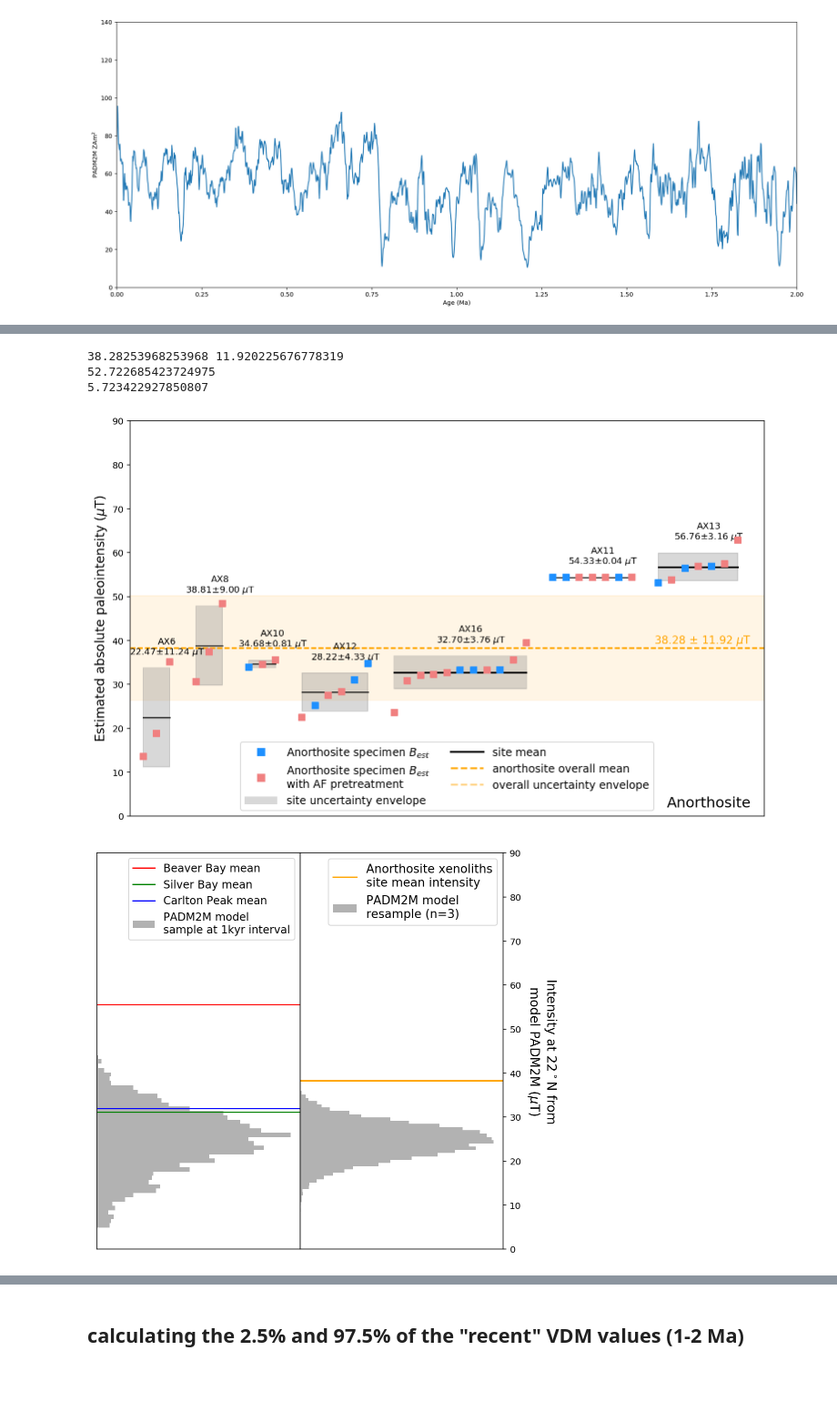
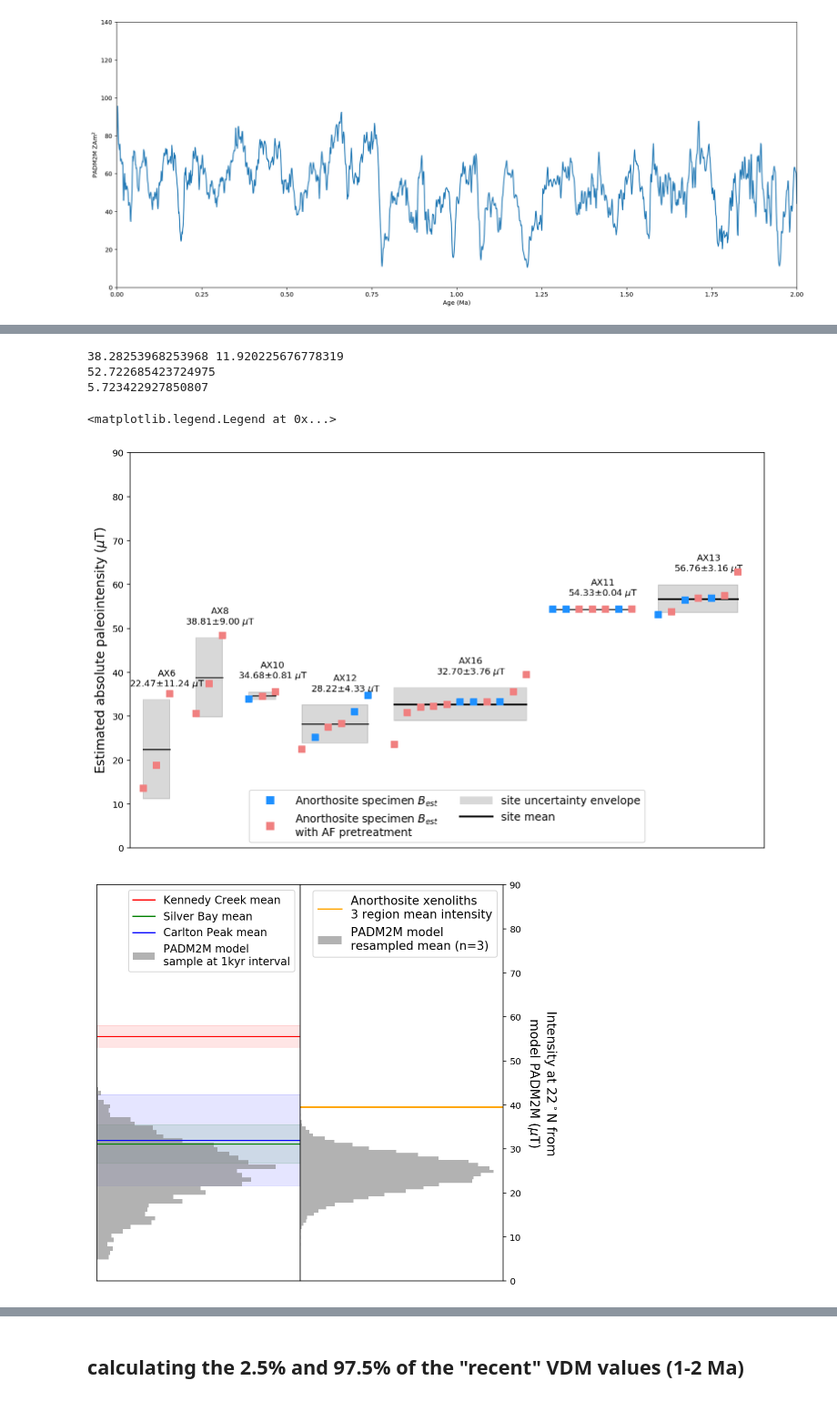
Before and after one commit to Swanson-Hysell-Group/AX_BD_PINT, a Jupyter notebook: code/AX_BD_PINT.ipynb, the cells around one changed output, grey strips where cells are left out. Shown at 91% size. Cells and saved outputs as stored; diff of their text form; code cells hidden in the pictures.

```diff
--- a/code/AX_BD_PINT.ipynb
+++ b/code/AX_BD_PINT.ipynb
@@ -306,7 +306,9 @@ AX1-4a    2.3
 AX1-5a    0.6
 Name: gamma, dtype: float64
 # %%
-AX_all_PINT_specimen['paleolatitude'] = AX_all_PINT_specimen['er_sample_name'].map(AX_plat)
+AX_inc = pd.Series(data=AX_site_mct_tc['dir_inc'].tolist(), index=AX_site_mct_tc['site'])
+AX_all_PINT_specimen['dir_inc'] = [AX_inc[i] for i in AX_all_PINT_specimen['er_sample_name']]
+AX_all_PINT_specimen['paleolatitude'] = [AX_plat[i] for i in AX_all_PINT_specimen['er_sample_name']]
 AX_all_PINT_specimen['gamma'] = AX_all_PINT_specimen['er_specimen_name'].map(AX_all_measurements_group['gamma'])
 AX_all_PINT_specimen['VDM'] = [round(pmag.b_vdm(AX_all_PINT_specimen['specimen_int_uT'].tolist()[i]/1e6/1.35,
                                                  AX_all_PINT_specimen['paleolatitude'].tolist()[i]), 2)/1e21 for i in range(AX_all_PINT_specimen.shape[0])]
@@ -906,4 +994,0 @@ array([123.31999999999994])
-# %%
-Cenozoic_resamples = []
-for i in range(10000):
-    Cenozoic_resamples.append(PINT_66Ma['VDM+VADM'].dropna().sample(n=2).mean())
@@ -966,6 +1033,8 @@ AX12_16_mean = AX_all_PINT_specimen[AX_all_PINT_specimen['er_sample_name'].str.c
 AX12_16_std = AX_all_PINT_specimen[AX_all_PINT_specimen['er_sample_name'].str.contains('AX12|AX16')].specimen_int_uT.std()/1.35
 AX6_8_10_mean = AX_all_PINT_specimen[AX_all_PINT_specimen['er_sample_name'].str.contains('AX6|AX8|AX10')].specimen_int_uT.mean()/1.35
 AX6_8_10_std = AX_all_PINT_specimen[AX_all_PINT_specimen['er_sample_name'].str.contains('AX6|AX8|AX10')].specimen_int_uT.std()/1.35
+
+region_mean = (AX6_8_10_mean+AX12_16_mean+AX11_13_mean)/3
 # %%
 PADM2M_resample_low, PADM2M_resample_high = np.round(np.percentile(PADM2M_resamples, [2.5, 97.5]), 1)
 plt.figure(figsize=(10, 8))
@@ -1004,23 +1073,25 @@ fig, ax, mean, std = plot_PINT(AX_PINT_data[0], AX_PINT_data[1],
                                AX_PINT_data[5], All_AF_spec_list, plot_weighted_mean=0, figsize=(12.5, 8))
 
 if plot_weighted_mean == True:
-    ax.text(len(AX_all_PINT_specimen.specimen_int_uT.tolist())+7, mean-3, '%.2f' % mean + '$\pm$' + '%.2f' % std +' $\mu$T', color = AX_weighted_mean_color, horizontalalignment='right',fontsize=12)
+#     ax.text(len(AX_all_PINT_specimen.specimen_int_uT.tolist())+7, mean-3, '%.2f' % mean + '$\pm$' + '%.2f' % std +' $\mu$T', color = AX_weighted_mean_color, horizontalalignment='right',fontsize=12)
     custom_legends = [Line2D([0], [0], marker='s', color='w', markerfacecolor=AX_spec_color, markersize=10, label='Anorthosite specimen $B_{est}$'),
                       Line2D([0], [0], marker='s', color='w', markerfacecolor='lightcoral', markersize=10, label='Anorthosite with AF pretreatment'),
                         Patch(facecolor=AX_site_std_color, edgecolor='none', lw = 5, alpha = 0.3, label='site uncertainty envelope'),
                         Line2D([0], [0], color=AX_site_mean_color, lw=2, label = 'site mean'),
-                        Line2D([0], [0], color=AX_weighted_mean_color, ls = 'dashed', lw=2, label = 'anorthosite weighted mean'),
-                        Patch(facecolor=AX_grand_std_color, edgecolor='none', lw = 5, alpha = 0.3, label= 'weighted uncertainty envelope')]
+#                         Line2D([0], [0], color=AX_weighted_mean_color, ls = 'dashed', lw=2, label = 'anorthosite weighted mean'),
+#                         Patch(facecolor=AX_grand_std_color, edgecolor='none', lw = 5, alpha = 0.3, label= 'weighted uncertainty envelope')
+                     ]
 else:
-    ax.text(len(AX_all_PINT_specimen.specimen_int_uT.tolist())+7, mean+1, '%.2f' % mean + ' $\pm$ ' + '%.2f' % std  +' $\mu$T', color = AX_grand_mean_color, horizontalalignment='right',fontsize=12)
+#     ax.text(len(AX_all_PINT_specimen.specimen_int_uT.tolist())+7, mean+1, '%.2f' % mean + ' $\pm$ ' + '%.2f' % std  +' $\mu$T', color = AX_grand_mean_color, horizontalalignment='right',fontsize=12)
     custom_legends = [Line2D([0], [0], marker='s', color='w', markerfacecolor=AX_spec_color, markersize=10, label='Anorthosite specimen $B_{est}$'),
                       Line2D([0], [0], marker='s', color='w', markerfacecolor='lightcoral', markersize=10, label='Anorthosite specimen $B_{est}$\nwith AF pretreatment'),
                         Patch(facecolor=AX_site_std_color, edgecolor='none', lw = 5, alpha = 0.3, label='site uncertainty envelope'),
                         Line2D([0], [0], color=AX_site_mean_color, lw=2, label = 'site mean'),
-                        Line2D([0], [0], color=AX_grand_mean_color, ls = 'dashed', lw=2, label = 'anorthosite overall mean'),
-                        Line2D([0], [0], color=AX_grand_std_color, linestyle = 'dashed', lw=2, alpha = 0.5, label = 'overall uncertainty envelope')]
+#                         Line2D([0], [0], color=AX_grand_mean_color, ls = 'dashed', lw=2, label = 'anorthosite overall mean'),
+#                         Line2D([0], [0], color=AX_grand_std_color, linestyle = 'dashed', lw=2, alpha = 0.5, label = 'overall uncertainty envelope')
+                     ]
 
-ax.text(len(AX_all_PINT_specimen.specimen_int_uT.tolist())+7, 2, 'Anorthosite', horizontalalignment='right',fontsize=16)
+# ax.text(len(AX_all_PINT_specimen.specimen_int_uT.tolist())+7, 2, 'Anorthosite', horizontalalignment='right',fontsize=16)
 ax.set_xlim(0, len(AX_all_PINT_specimen.specimen_int_uT.tolist())+8)
 ax.set_ylim(0,90)
 ax.set_xticks([])
@@ -1029,42 +1100,48 @@ ax.set_ylabel('Estimated absolute paleointensity ($\mu$T)', fontsize = 14)
 ax.legend(handles = custom_legends, loc = 8, handlelength = 3, ncol=2, fontsize=12)
 
 # plt.title('Cooling rate corrected paleointensity estimates from the diabase and anorthosite')
-plt.savefig('code_output/Paleointensity_plot_cooling_corrected.pdf', bbox_inches='tight')
+# plt.savefig('code_output/Paleointensity_plot_cooling_corrected.pdf', bbox_inches='tight')
 # plt.show(fig)
 # %% [output]
 38.28253968253968 11.920225676778319
 52.722685423724975
 5.723422927850807
+<matplotlib.legend.Legend at 0x...>
-[figure, old version]
+[figure, new version]
 # %%
 plt.figure(figsize=(8,8))
 ax1 = plt.subplot(121)
 ax2 = plt.subplot(122)
 
 ax1.hist(PADM2M_ALL, bins=40, density=1, color='grey', alpha=0.6, orientation='horizontal', label='PADM2M model\nsample at 1kyr interval')
-ax1.axhline(AX11_13_mean, color = 'r', label = 'Beaver Bay mean')
+ax1.axhline(AX11_13_mean, color = 'r', label = 'Kennedy Creek mean')
 ax1.axhline(AX12_16_mean, color = 'g', label = 'Silver Bay mean')
 ax1.axhline(AX6_8_10_mean, color = 'b', label = 'Carlton Peak mean')
 
-ax2.hist(PADM2M_resamples, bins=40, density=1, color='grey', alpha=0.6, orientation='horizontal', label='PADM2M model\nresample (n=3)')
-ax2.axhline(mean, color = 'orange', label = 'Anorthosite xenoliths\nsite mean intensity')
+ax1.fill_between([0, 0.1], [AX11_13_mean-AX11_13_std, AX11_13_mean-AX11_13_std], [AX11_13_mean+AX11_13_std, AX11_13_mean+AX11_13_std], color = 'r', alpha =0.1)
+ax1.fill_between([0, 0.1], [AX12_16_mean-AX12_16_std, AX12_16_mean-AX12_16_std], [AX12_16_mean+AX12_16_std, AX12_16_mean+AX12_16_std], color = 'g', alpha =0.1)
+ax1.fill_between([0, 0.1], [AX6_8_10_mean-AX6_8_10_std, AX6_8_10_mean-AX6_8_10_std], [AX6_8_10_mean+AX6_8_10_std, AX6_8_10_mean+AX6_8_10_std], color = 'b', alpha =0.1)
+ax1.set_xlim(0, 0.08)
+
+ax2.hist(PADM2M_resamples, bins=40, density=1, color='grey', alpha=0.6, orientation='horizontal', label='PADM2M model\nresampled mean (n=3)')
+ax2.axhline(region_mean, color = 'orange', label = 'Anorthosite xenoliths\n3 region mean intensity')
 
 ax1.set_xticks([])
 ax1.set_yticks([])
 ax1.set_ylim(0,90)
 ax1.legend(loc=1, fontsize=12)
 
 ax2.set_xticks([])
 ax2.set_ylim(0,90)
 ax2.yaxis.tick_right()
 ax2.yaxis.set_label_position("right")
 ax2.legend(loc=1, fontsize=13)
 plt.ylabel('Intensity at 22$^\circ$N from\nmodel PADM2M ($\mu$T)', fontsize=14, rotation=-90, labelpad=40)
 
 plt.subplots_adjust(wspace=0.)
 # plt.tight_layout()
-plt.savefig('code_output/PADM2M_resample.pdf', bbox_inches='tight')
+# plt.savefig('code_output/PADM2M_resample.pdf', bbox_inches='tight')
 
 plt.show()
 # %% [output]
-[figure, old version]
+[figure, new version]
```
Also changed, not shown: parts of 29 cells of this notebook, 7 other files.
